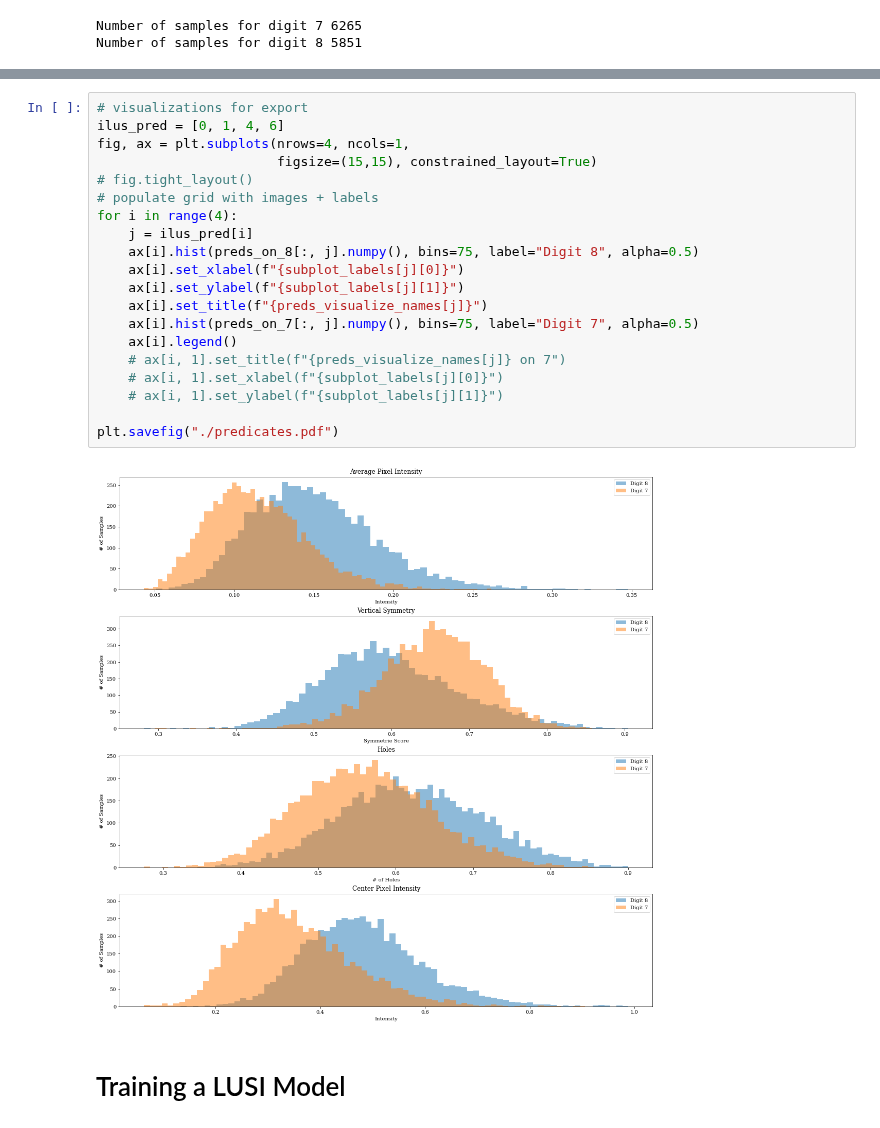
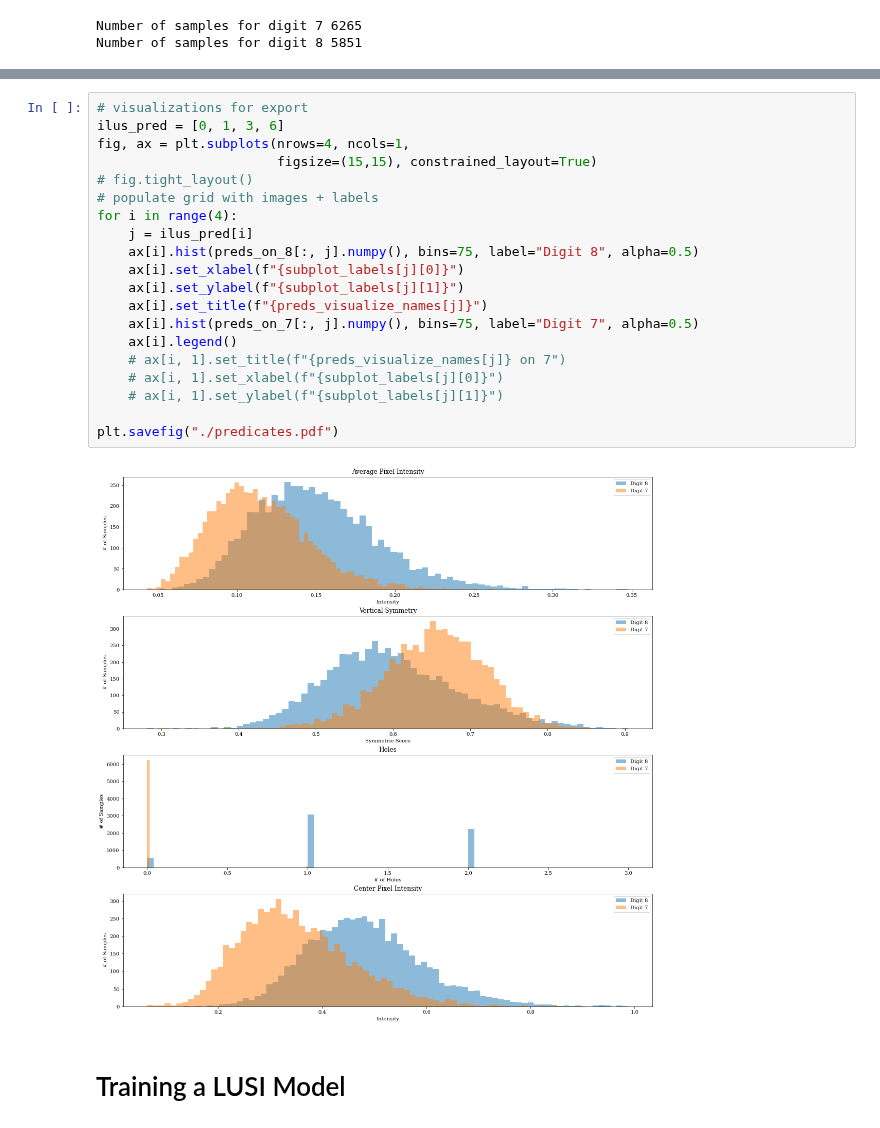
Before and after one commit to anloehr-1097/LUSI_bt, a Jupyter notebook: lusi_demo.ipynb, the cells around one changed output, grey strips where cells are left out. Saved outputs shown, nothing was run; the diff lists cells and outputs as text.

Commit message:
Corrected Plot titles.

```diff
--- a/lusi_demo.ipynb
+++ b/lusi_demo.ipynb
@@ -126,25 +132,25 @@ for i in range(5):
 # %%
 # visualizations for export
-ilus_pred = [0, 1, 4, 6]
+ilus_pred = [0, 1, 3, 6]
 fig, ax = plt.subplots(nrows=4, ncols=1,
                        figsize=(15,15), constrained_layout=True)
 # fig.tight_layout()
 # populate grid with images + labels
 for i in range(4):
     j = ilus_pred[i]
     ax[i].hist(preds_on_8[:, j].numpy(), bins=75, label="Digit 8", alpha=0.5)
     ax[i].set_xlabel(f"{subplot_labels[j][0]}")
     ax[i].set_ylabel(f"{subplot_labels[j][1]}")
     ax[i].set_title(f"{preds_visualize_names[j]}")
     ax[i].hist(preds_on_7[:, j].numpy(), bins=75, label="Digit 7", alpha=0.5)
     ax[i].legend()
     # ax[i, 1].set_title(f"{preds_visualize_names[j]} on 7")
     # ax[i, 1].set_xlabel(f"{subplot_labels[j][0]}")
     # ax[i, 1].set_ylabel(f"{subplot_labels[j][1]}")
 
 plt.savefig("./predicates.pdf")
 # %% [output]
-[figure, old version]
+[figure, new version]
 # %% [markdown]
 # Training a LUSI Model
 # %% [markdown]
```
Also changed, not shown: parts of 7 cells of this notebook.
